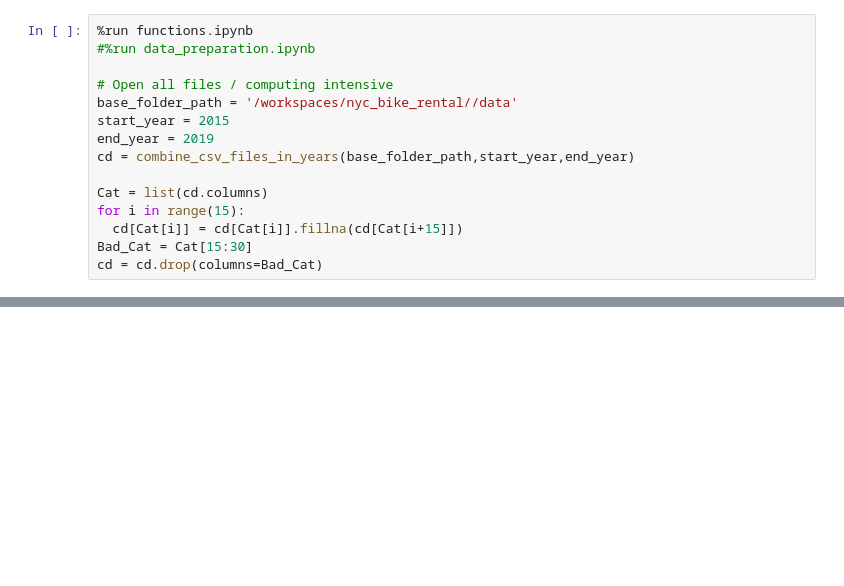
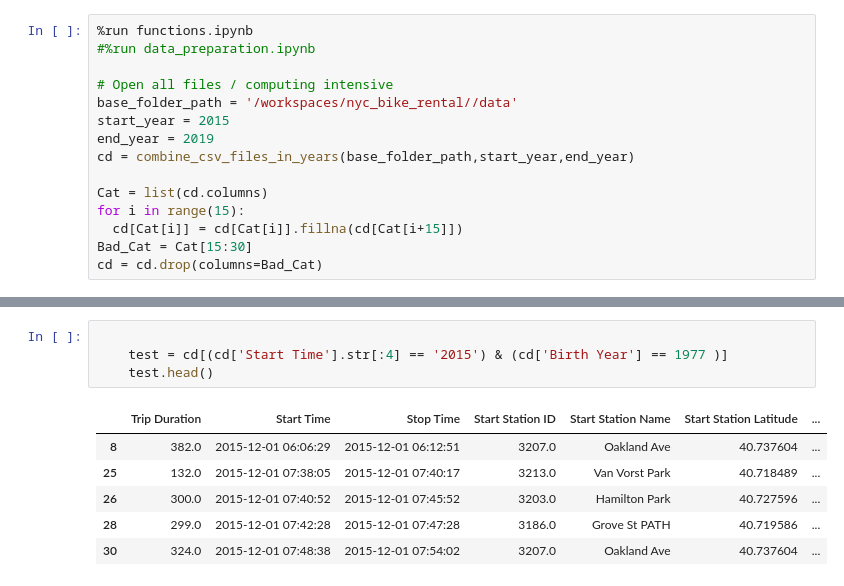
Before and after one commit to lukasschirren/nyc_bike_rental, a Jupyter notebook: Sophia_Workspace.ipynb, the cells around one changed output, grey strips where cells are left out. Drawn from its saved outputs; the diff is of its cells as text; blank space fills up the shorter version.

```diff
--- a/Sophia_Workspace.ipynb
+++ b/Sophia_Workspace.ipynb
@@ -17,0 +53,11 @@ import matplotlib.pyplot as plt
+# %%
+
+    test = cd[(cd['Start Time'].str[:4] == '2015') & (cd['Birth Year'] == 1977 )]
+    test.head()
+# %% [output]
+|  | Trip Duration | Start Time | Stop Time | Start Station ID | Start Station Name | Start Station Latitude | ... |
+| 8 | 382.0 | 2015-12-01 06:06:29 | 2015-12-01 06:12:51 | 3207.0 | Oakland Ave | 40.737604 | ... |
+| 25 | 132.0 | 2015-12-01 07:38:05 | 2015-12-01 07:40:17 | 3213.0 | Van Vorst Park | 40.718489 | ... |
+| 26 | 300.0 | 2015-12-01 07:40:52 | 2015-12-01 07:45:52 | 3203.0 | Hamilton Park | 40.727596 | ... |
+| 28 | 299.0 | 2015-12-01 07:42:28 | 2015-12-01 07:47:28 | 3186.0 | Grove St PATH | 40.719586 | ... |
+| 30 | 324.0 | 2015-12-01 07:48:38 | 2015-12-01 07:54:02 | 3207.0 | Oakland Ave | 40.737604 | ... |
```
Also changed, not shown: parts of 9 cells of this notebook.
